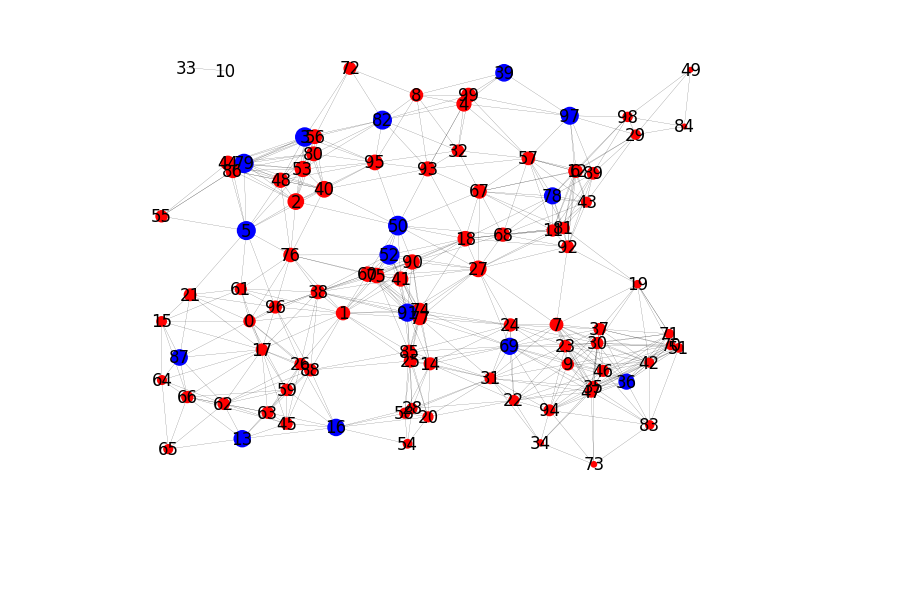
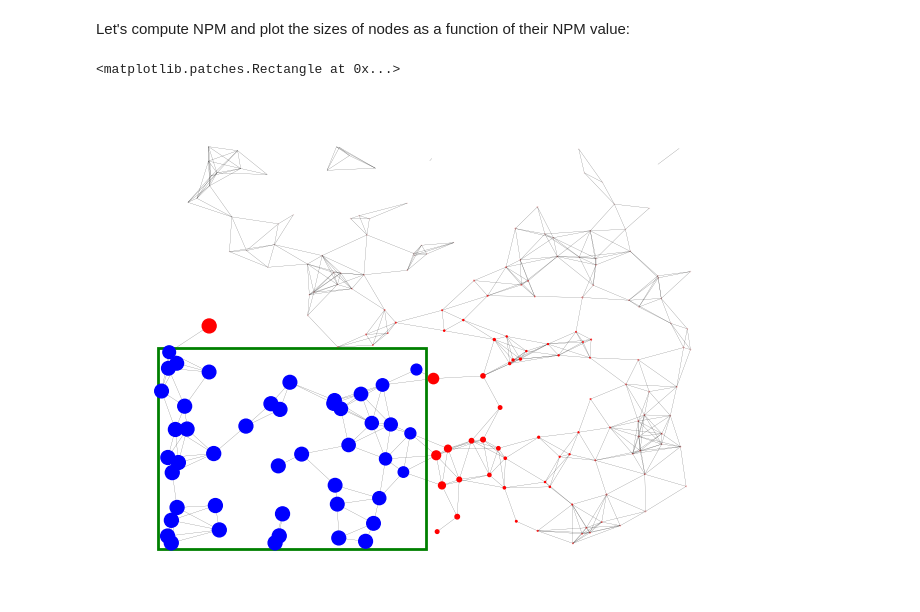
Before and after one commit to alexeykosh/2023-Daghestan-colexification, a Jupyter notebook: npm-primer.ipynb, the cells around one changed output. Saved outputs shown, nothing was run; the diff lists cells and outputs as text; code cells hidden in the pictures; blank space fills up the shorter version.

```diff
--- a/npm-primer.ipynb
+++ b/npm-primer.ipynb
@@ -4,0 +12,7 @@ import matplotlib.pyplot as plt
+# %%
+x = np.arange(0, 10, 0.1)
+y = 1/2**x
+y_ = 1/4**x
+plt.plot(x, y, label='1/2')
+plt.plot(x, y_, label='1/4')
+plt.legend()
@@ -16,5 +38,5 @@ def compute_NPM(G, node, labels):
 # %%
-def random_graph(n=50, d=0.3, bin=0.5):
+def random_graph(n=50, d=0.3, bin=True):
     # n = 50
     # d = 0.2
     x = np.random.uniform(0, 1, n)
@@ -28,8 +50,13 @@ def random_graph(n=50, d=0.3, bin=0.5):
                     G.add_edge(i, j)
 
     # randomly generate binary labels for each node
-    labels = np.random.binomial(1, bin, len(G.nodes))
-    print(len(labels))
+    if bin:
+        labels = np.random.binomial(1, 0.3, n)
+    else:
+        labels = np.zeros(n)
+        for i in range(n):
+            if x[i] < 0.5 and y[i] < 0.5:
+                labels[i] = 1
     # color the nodes according to the labels (1 = red, 0 = blue)
     color_map = []
     for node in G:
@@ -37,10 +64,6 @@ def random_graph(n=50, d=0.3, bin=0.5):
             color_map.append('blue')
         else:
             color_map.append('red')
-    # draw the graph
-    nx.draw(G, node_color = color_map, width = 0.1, node_size=30)
-    # add title to the graph and show it
-    plt.title(' N of nodes = {}\n distance treshlold = {}\n Binomial = {}'.format(n, d, bin))
     return G, x, y, labels, color_map
 
 # draw the graph
@@ -61,0 +72,10 @@ array([0, 0, 0, 1, 0, 1, 0, 0, 0, 0, 0, 0, 0, 1, 0, 0, 1, 0, 0, 0, 0, 0,
+# %%
+G, x, y, labels, color_map = random_graph(n=200, d=0.1, bin=False)
+plt.figure(figsize=(7, 5))
+nx.draw(G, pos = {i: (x[i], y[i]) for i in range(len(x))}, node_color = color_map, width = 0.1, node_size=30)
+axis = plt.gca()
+axis.add_patch(
+    patches.Rectangle(
+        xy=(0, 0),  # point of origin.
+        width=0.5, height=0.5, linewidth=2,
+        color='green', fill=False))
@@ -62,8 +85,17 @@ array([0, 0, 0, 1, 0, 1, 0, 0, 0, 0, 0, 0, 0, 1, 0, 0, 1, 0, 0, 0, 0, 0,
+# %% [markdown]
+Let's compute NPM and plot the sizes of nodes as a function of their NPM value:
 # %%
 # plot g with npm as node size
 npm = []
 for i in G.nodes:
     npm.append(compute_NPM(G, i, labels))
-nx.draw(G, pos = {i: (x[i], y[i]) for i in range(len(x))}, with_labels = True, node_color = color_map, node_size = [i*100 for i in npm], width = 0.1)
+nx.draw(G, pos = {i: (x[i], y[i]) for i in range(len(x))}, with_labels = False, node_color = color_map, node_size = [i*100 for i in npm], width = 0.1)
+axis = plt.gca()
+axis.add_patch(
+    patches.Rectangle(
+        xy=(0, 0),  # point of origin.
+        width=0.5, height=0.5, linewidth=2,
+        color='green', fill=False))
 # %% [output]
+<matplotlib.patches.Rectangle at 0x...>
-[figure, old version]
+[figure, new version]
```
Also changed, not shown: parts of 16 cells of this notebook.
